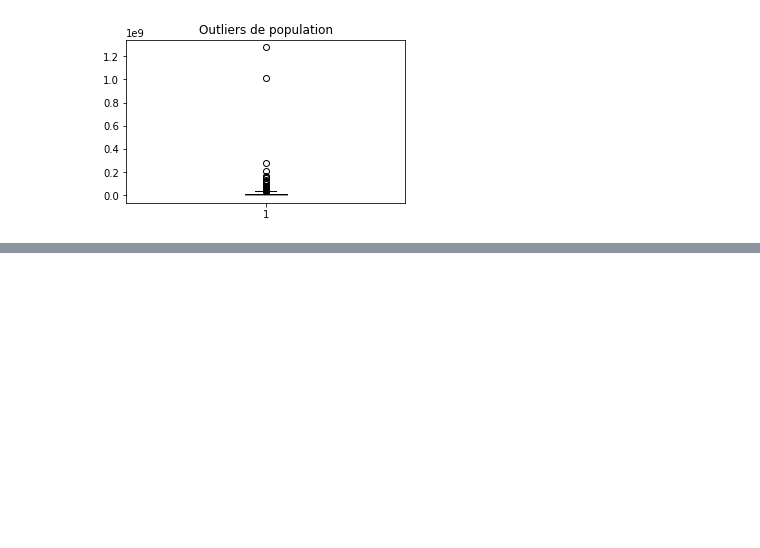
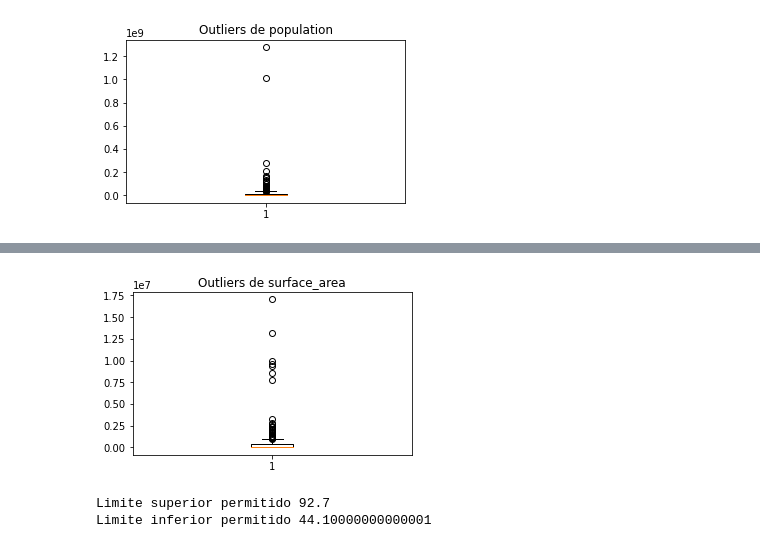
Before and after one commit to Ick3r/RETO_FINAL, a Jupyter notebook: reto_final.ipynb, the cells around one changed output, grey strips where cells are left out. Cells and saved outputs as stored; diff of their text form; code cells hidden in the pictures; blank space fills up the shorter version.

Commit message:
rango intercuartílico para identificar Outliers

```diff
--- a/reto_final.ipynb
+++ b/reto_final.ipynb
@@ -153,0 +240,24 @@ plt.show() #diagrama para visualizar outliers
+# %%
+#Diagrama de caja: surface_area
+fig4 = plt.figure(figsize =(5, 3))
+plt.boxplot(data["surface_area"])
+plt.title("Outliers de surface_area")
+plt.show() #diagrama para visualizar outliers
+# %% [output]
+[figure, added]
+# %%
+#Variable: life_expectancy.
+
+x5=copia["life_expectancy"]
+
+p25x5=x5.quantile(0.25) #Q1
+p75x5=x5.quantile(0.75) #Q3
+iqrx5 = p75x5 - p25x5
+
+LimiteSuperior5 = p75x5 + 1.3*iqrx5
+LimiteInferior5 = p25x5 - 1.3*iqrx5
+print("Limite superior permitido", LimiteSuperior5)
+print("Limite inferior permitido", LimiteInferior5)
+# %% [output]
+Limite superior permitido 92.7
+Limite inferior permitido 44.10000000000001
```
Also changed, not shown: parts of 11 cells of this notebook.
